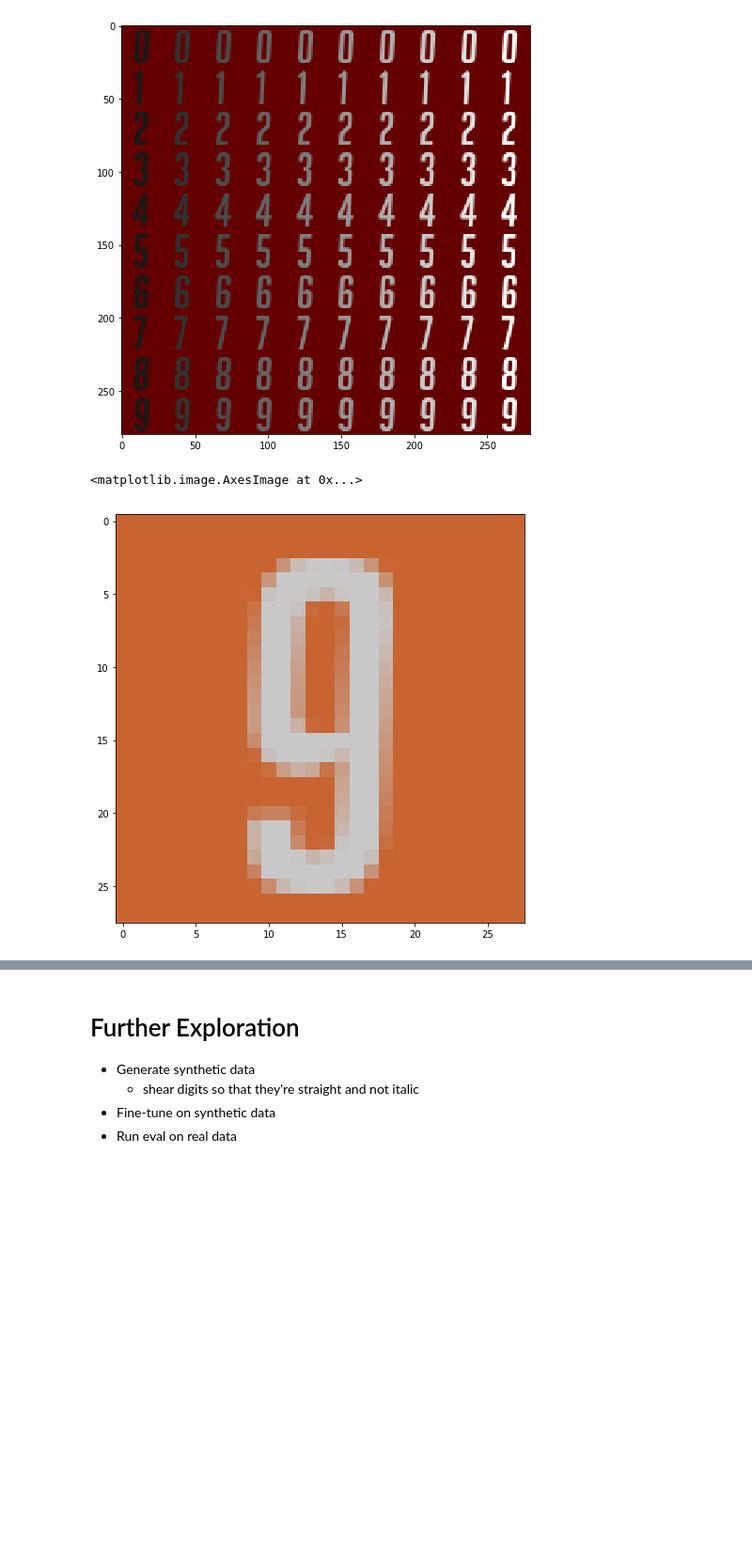
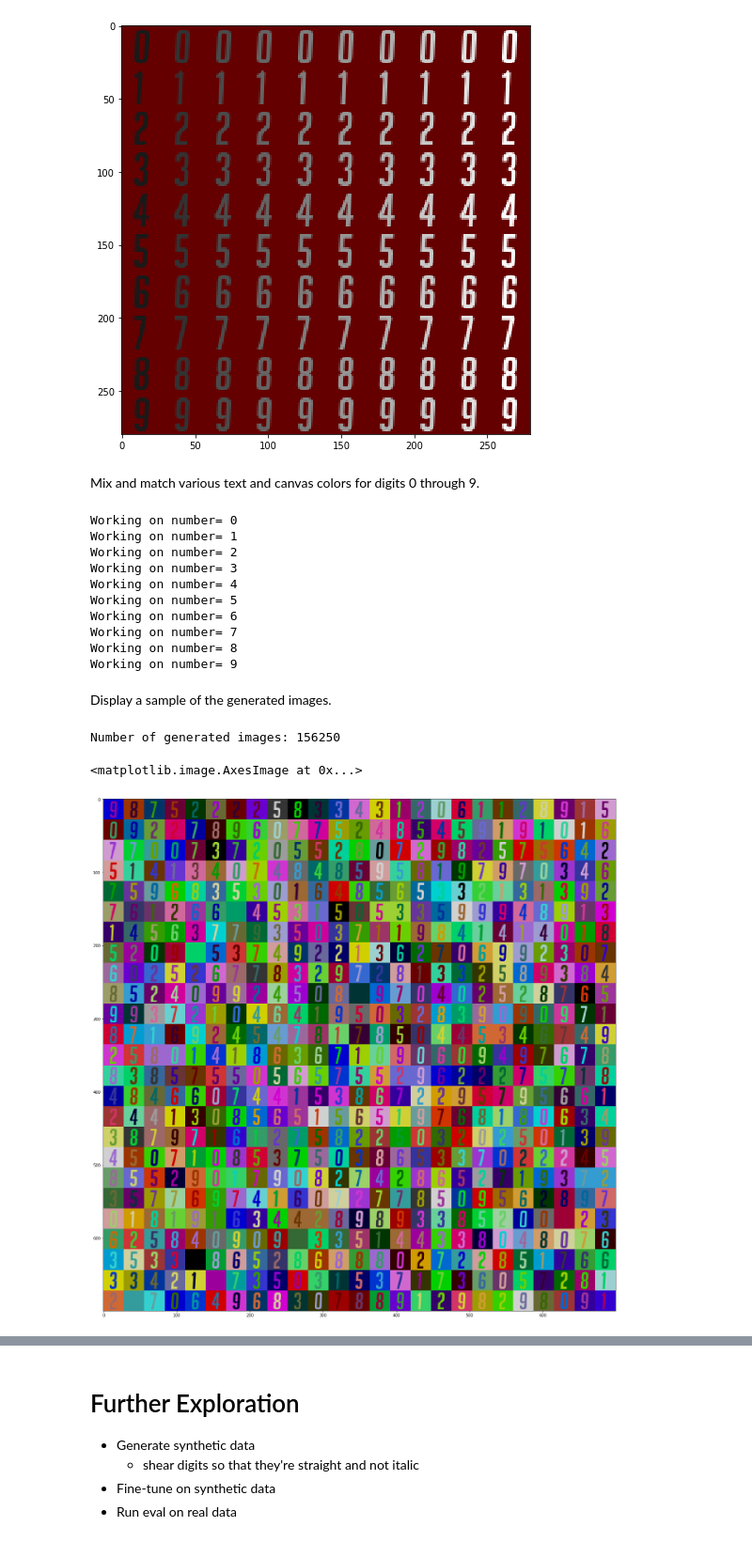
Before and after one commit to carsontang/overwatch-vision-analytics, a Jupyter notebook: overwatch-ult-charge.ipynb, the cells around one changed output, grey strips where cells are left out. Shown at 94% size. Cells and saved outputs as stored; diff of their text form; code cells hidden in the pictures; blank space fills up the shorter version.

Commit message:
generate synthetic data and visualize its RGB and grayscale versions

```diff
--- a/overwatch-ult-charge.ipynb
+++ b/overwatch-ult-charge.ipynb
@@ -579,17 +579,51 @@ plt.imshow(display_grid)
 # %% [output]
 <matplotlib.image.AxesImage at 0x...>
 [figure]
+# %% [markdown]
+Mix and match various text and canvas colors for digits 0 through 9.
 # %%
 canvas_size = (28, 28)
-canvas_color = (200, 100, 50)
-text_color = (200, 200, 200)
 upper_lefthand_corner = (8, -3)
+
 font = ImageFont.truetype(os.path.join(os.getcwd(), "data/big_noodle_titling_oblique.ttf"), 32)
+canvas_colors = [(r,g,b) for r in range(0, 256, 52) for g in range(0, 256, 52) for b in range(0, 256, 52)]
+text_colors = [(r,g,b) for r in range(0, 256, 52) for g in range(0, 256, 52) for b in range(0, 256, 52)]
 
-pil_region = PIL.Image.new("RGB", canvas_size, canvas_color)
-canvas = ImageDraw.Draw(pil_region)
-canvas.text(upper_lefthand_corner, "9", font=font, fill=text_color)
-plt.imshow(pil_region)
+region_list = []
+for number in range(10):
+    print('Working on number=', number)
+    for canvas_color in canvas_colors:
+        for text_color in text_colors:
+            pil_region = PIL.Image.new("RGB", canvas_size, canvas_color)
+            canvas = ImageDraw.Draw(pil_region)
+            canvas.text(upper_lefthand_corner, str(number), font=font, fill=text_color)
+            region = np.array(pil_region)
+            region_list.append(region)
 # %% [output]
-<matplotlib.image.AxesImage at 0x...>
+Working on number= 0
+Working on number= 1
+Working on number= 2
+Working on number= 3
+Working on number= 4
+Working on number= 5
+Working on number= 6
+Working on number= 7
+Working on number= 8
+Working on number= 9
-[figure, removed]
+# %% [markdown]
+Display a sample of the generated images.
+# %%
+plt.rcParams['figure.figsize'] = (30.0, 24.0) # set default size of plots
+h, w = canvas_size
+n_rows, n_cols = 25, 25
+display_grid = np.zeros( (n_rows*h, n_cols*w, 3) ).astype(np.uint8)
+
+indices = random.sample(range(len(region_list)), n_rows * n_cols)
+for idx, (row, col) in zip(indices, [(row, col) for row in range(n_rows) for col in range(n_cols)]):
+    display_grid[row*h:row*h+h, col*w:col*w+w, :] = region_list[idx]
+print("Number of generated images:", len(region_list))
+plt.imshow(display_grid)
+# %% [output]
+Number of generated images: 156250
+<matplotlib.image.AxesImage at 0x...>
+[figure, added]
```
Also changed, not shown: parts of 7 cells of this notebook.
